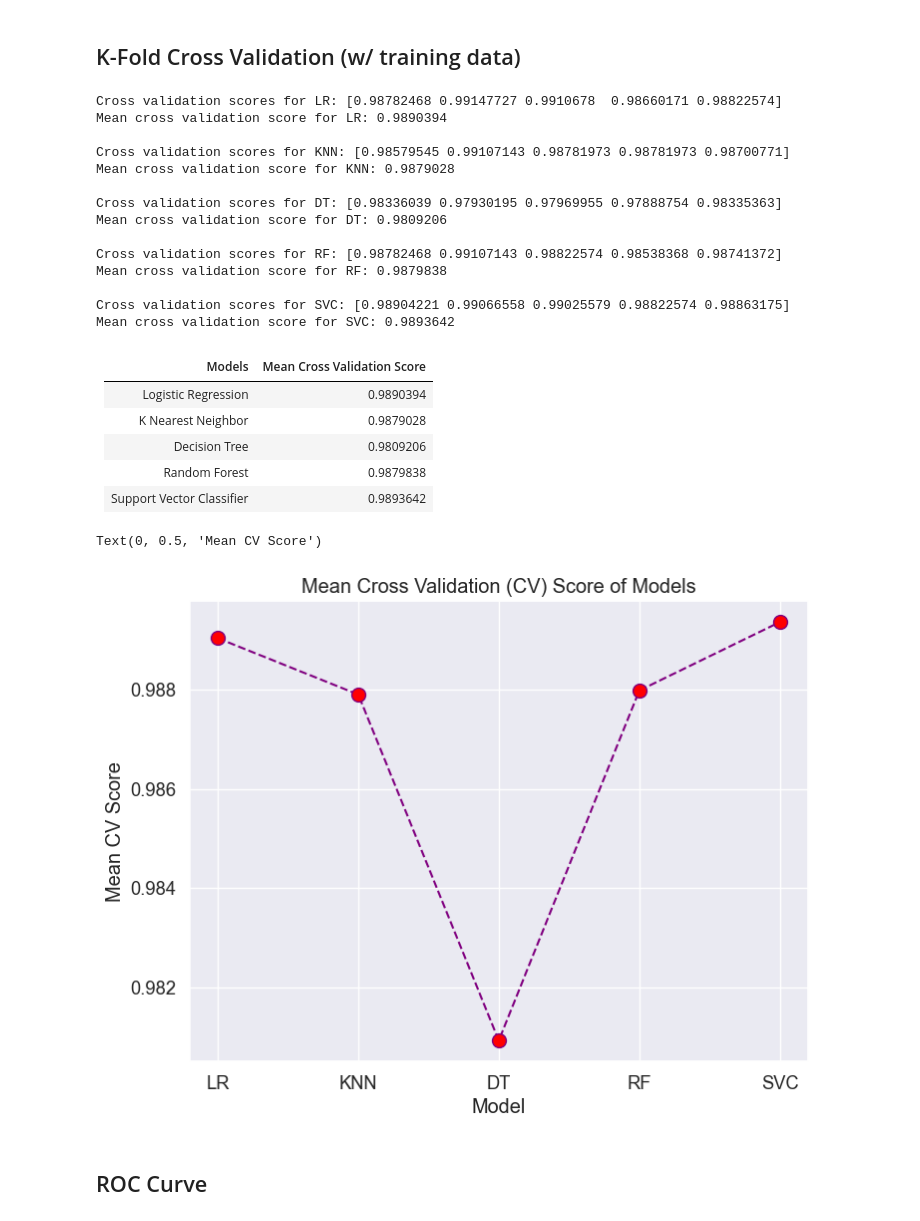
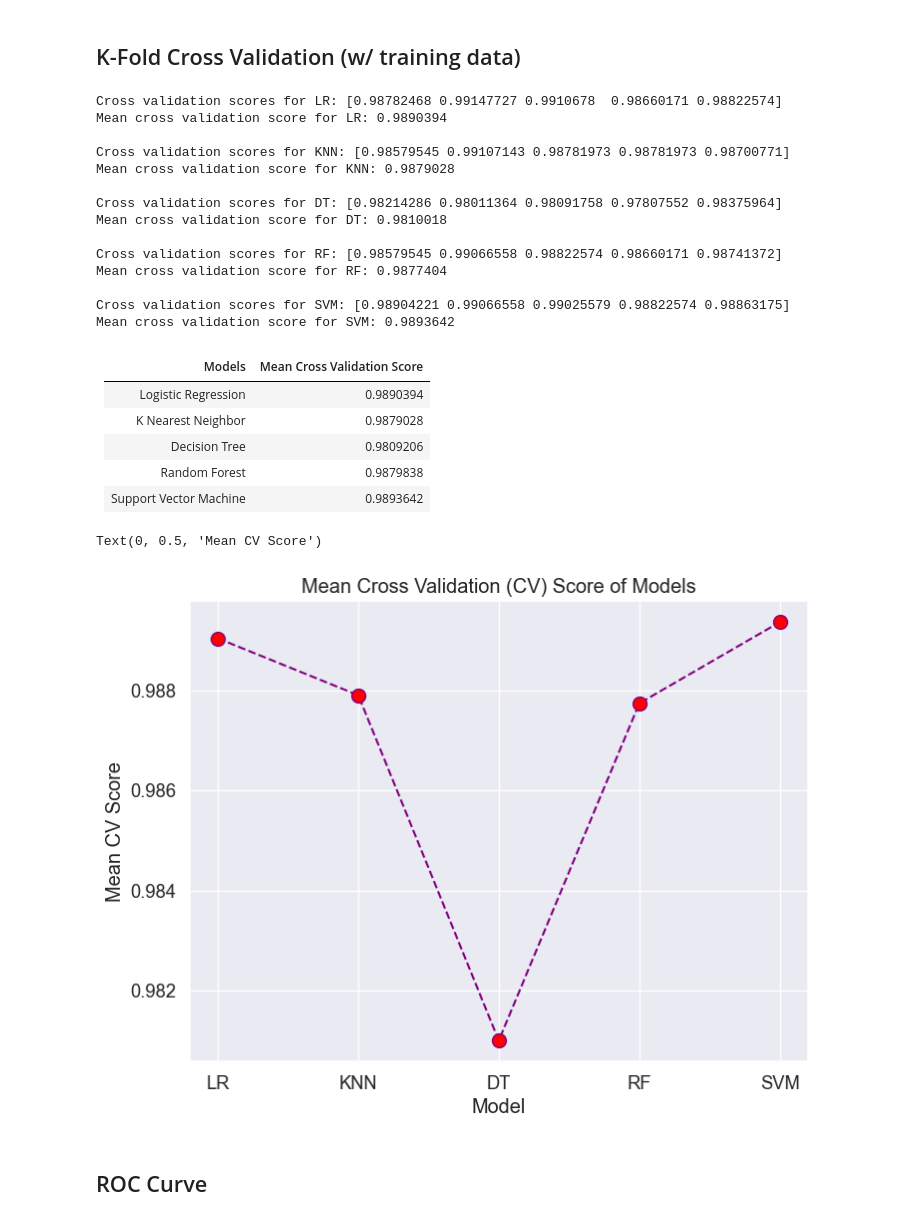
Before and after one commit to hilarylimyuxuan/Rice-Type-Classification-Model, a Jupyter notebook: Modelling & Evaluation [Deva] .ipynb, the cells around one changed output. Drawn from its saved outputs; the diff is of its cells as text; code cells hidden in the pictures.

```diff
--- a/Modelling & Evaluation [Deva] .ipynb
+++ b/Modelling & Evaluation [Deva] .ipynb
@@ -684,11 +684,11 @@ print("Cross validation scores for RF:", cv_scores_rf)
 print("Mean cross validation score for RF: {:.7f}".format(cv_mean_rf))
 print()
 
-"""SVC"""
+"""SVM"""
 cv_scores_svc = cross_val_score(svc_model, X_train, y_train, cv=k)
 cv_mean_svc = cv_scores_svc.mean()
-print("Cross validation scores for SVC:", cv_scores_svc)
-print("Mean cross validation score for SVC: {:.7f}".format(cv_mean_svc))
+print("Cross validation scores for SVM:", cv_scores_svc)
+print("Mean cross validation score for SVM: {:.7f}".format(cv_mean_svc))
 # %% [output]
 Cross validation scores for LR: [0.98782468 0.99147727 0.9910678  0.98660171 0.98822574]
 Mean cross validation score for LR: 0.9890394
@@ -696,14 +696,14 @@ Mean cross validation score for LR: 0.9890394
 Cross validation scores for KNN: [0.98579545 0.99107143 0.98781973 0.98781973 0.98700771]
 Mean cross validation score for KNN: 0.9879028
 
-Cross validation scores for DT: [0.98336039 0.97930195 0.97969955 0.97888754 0.98335363]
-Mean cross validation score for DT: 0.9809206
+Cross validation scores for DT: [0.98214286 0.98011364 0.98091758 0.97807552 0.98375964]
+Mean cross validation score for DT: 0.9810018
 
-Cross validation scores for RF: [0.98782468 0.99107143 0.98822574 0.98538368 0.98741372]
-Mean cross validation score for RF: 0.9879838
+Cross validation scores for RF: [0.98579545 0.99066558 0.98822574 0.98660171 0.98741372]
+Mean cross validation score for RF: 0.9877404
 
-Cross validation scores for SVC: [0.98904221 0.99066558 0.99025579 0.98822574 0.98863175]
-Mean cross validation score for SVC: 0.9893642
+Cross validation scores for SVM: [0.98904221 0.99066558 0.99025579 0.98822574 0.98863175]
+Mean cross validation score for SVM: 0.9893642
 # %% [markdown]
 | Models                                                       	| Mean Cross Validation Score	|
 |:-------------------------------------------------------------	|:-----------------------------:|
@@ -711,19 +711,19 @@ Mean cross validation score for SVC: 0.9893642
 | K Nearest Neighbor                                        	| 0.9879028                 	|
 | Decision Tree                                             	| 0.9809206                 	|
 | Random Forest                                             	| 0.9879838                 	|
-| Support Vector Classifier                                 	| 0.9893642                 	|
+| Support Vector Machine                                    	| 0.9893642                 	|
 # %%
 cv_mean = [cv_mean_log, cv_mean_knn, cv_mean_dt, cv_mean_rf, cv_mean_svc]
-models = ['LR', 'KNN', 'DT', 'RF', 'SVC']
+models = ['LR', 'KNN', 'DT', 'RF', 'SVM']
 
 plt.figure(figsize=(8,6))
 plt.plot(models, cv_mean, color = 'purple', linestyle='dashed', marker='o',markerfacecolor='red', markersize=10)
 plt.title('Mean Cross Validation (CV) Score of Models')
 plt.xlabel('Model')
 plt.ylabel('Mean CV Score')
 # %% [output]
 Text(0, 0.5, 'Mean CV Score')
-[figure, old version]
+[figure, new version]
 # %% [markdown]
 ## ROC Curve
 # %%
```
Also changed, not shown: parts of 12 cells of this notebook.
